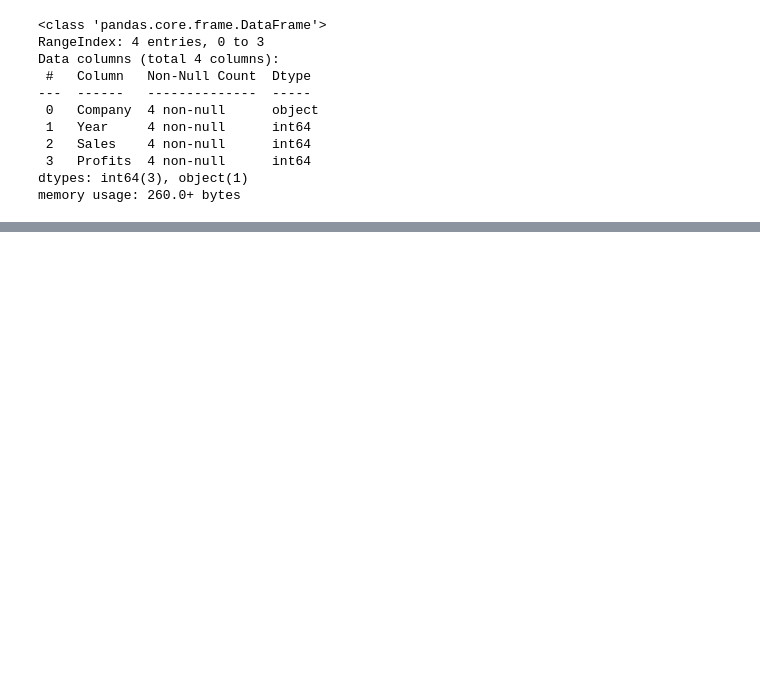
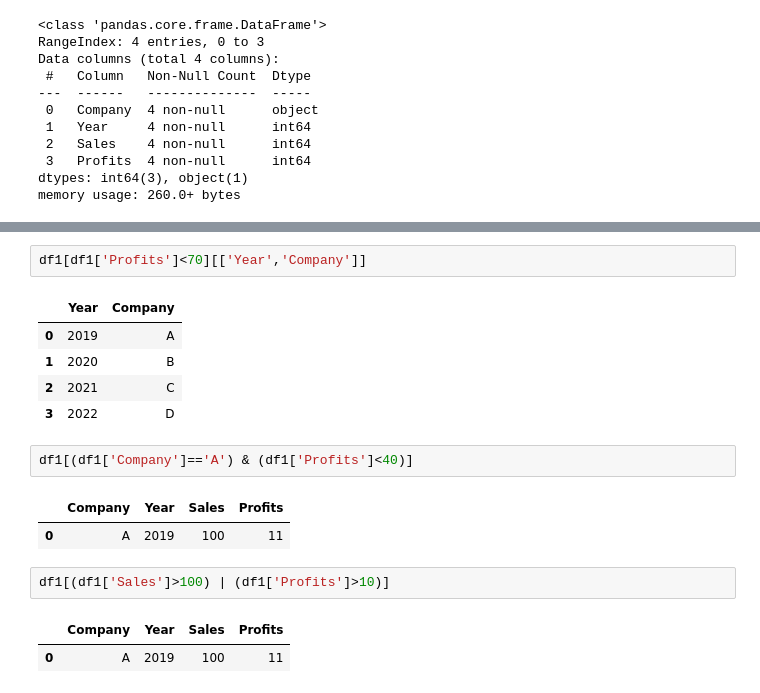
Before and after one commit to NaveenShetter1/Machine-Leaning-Notebooks, a Jupyter notebook: pandasusingpython.ipynb, the cells around one changed output, grey strips where cells are left out. Cells and saved outputs as stored; diff of their text form; blank space fills up the shorter version.

```diff
--- a/pandasusingpython.ipynb
+++ b/pandasusingpython.ipynb
@@ -836,0 +946,18 @@ memory usage: 260.0+ bytes
+# %%
+df1[df1['Profits']<70][['Year','Company']]
+# %% [output]
+|  | Year | Company |
+| 0 | 2019 | A |
+| 1 | 2020 | B |
+| 2 | 2021 | C |
+| 3 | 2022 | D |
+# %%
+df1[(df1['Company']=='A') & (df1['Profits']<40)]
+# %% [output]
+|  | Company | Year | Sales | Profits |
+| 0 | A | 2019 | 100 | 11 |
+# %%
+df1[(df1['Sales']>100) | (df1['Profits']>10)]
+# %% [output]
+|  | Company | Year | Sales | Profits |
+| 0 | A | 2019 | 100 | 11 |
```
Also changed, not shown: parts of 40 cells of this notebook.
